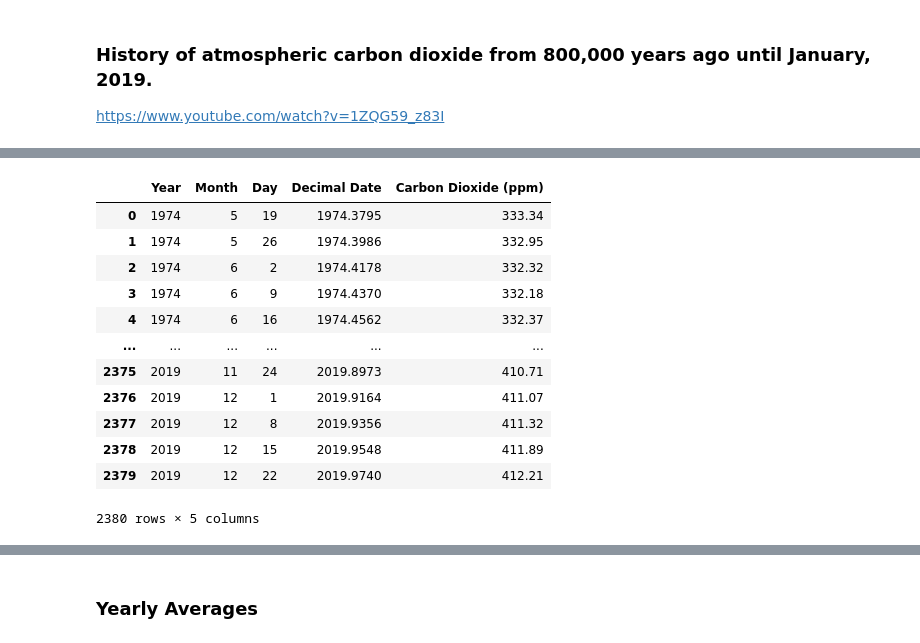
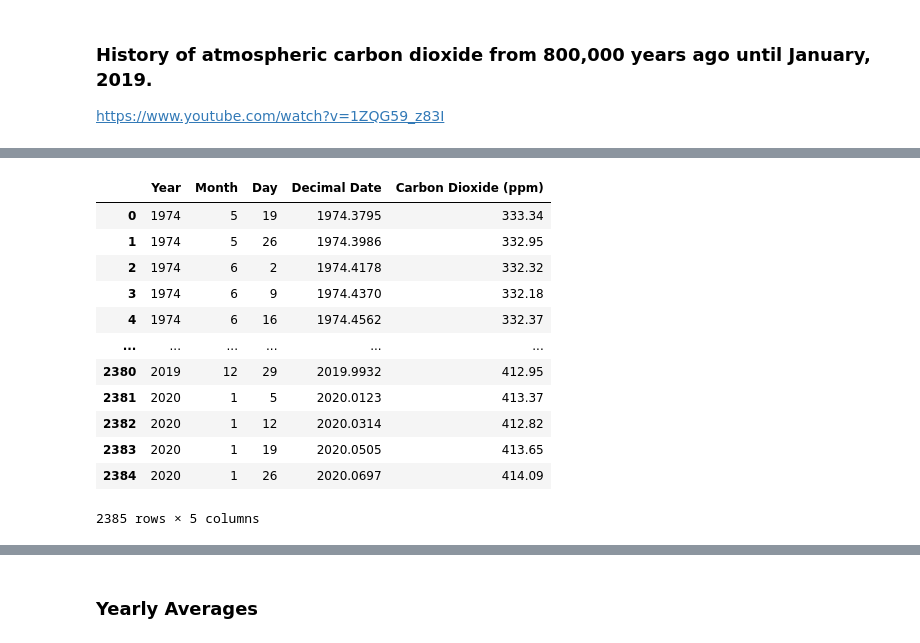
Before and after one commit to circulEarth/ACDA, a Jupyter notebook: Atmospheric Carbon Dioxide Analysis.ipynb, the cells around one changed output, grey strips where cells are left out. Cells and saved outputs as stored; diff of their text form; code cells hidden in the pictures.

```diff
--- a/Atmospheric Carbon Dioxide Analysis.ipynb
+++ b/Atmospheric Carbon Dioxide Analysis.ipynb
@@ -65,16 +49,16 @@ kaggle_data
-# %%
-mlo_data
-# %% [output]
-|  | Year | Month | Day | Decimal Date | Carbon Dioxide (ppm) |
-| 0 | 1974 | 5 | 19 | 1974.3795 | 333.34 |
-| 1 | 1974 | 5 | 26 | 1974.3986 | 332.95 |
-| 2 | 1974 | 6 | 2 | 1974.4178 | 332.32 |
-| 3 | 1974 | 6 | 9 | 1974.4370 | 332.18 |
-| 4 | 1974 | 6 | 16 | 1974.4562 | 332.37 |
-| ... | ... | ... | ... | ... | ... |
-| 2375 | 2019 | 11 | 24 | 2019.8973 | 410.71 |
-| 2376 | 2019 | 12 | 1 | 2019.9164 | 411.07 |
-| 2377 | 2019 | 12 | 8 | 2019.9356 | 411.32 |
-| 2378 | 2019 | 12 | 15 | 2019.9548 | 411.89 |
-| 2379 | 2019 | 12 | 22 | 2019.9740 | 412.21 |
-2380 rows × 5 columns
+# %%
+co2_1
+# %% [output]
+|  | Year | Month | Day | Decimal Date | Carbon Dioxide (ppm) |
+| 0 | 1974 | 5 | 19 | 1974.3795 | 333.34 |
+| 1 | 1974 | 5 | 26 | 1974.3986 | 332.95 |
+| 2 | 1974 | 6 | 2 | 1974.4178 | 332.32 |
+| 3 | 1974 | 6 | 9 | 1974.4370 | 332.18 |
+| 4 | 1974 | 6 | 16 | 1974.4562 | 332.37 |
+| ... | ... | ... | ... | ... | ... |
+| 2380 | 2019 | 12 | 29 | 2019.9932 | 412.95 |
+| 2381 | 2020 | 1 | 5 | 2020.0123 | 413.37 |
+| 2382 | 2020 | 1 | 12 | 2020.0314 | 412.82 |
+| 2383 | 2020 | 1 | 19 | 2020.0505 | 413.65 |
+| 2384 | 2020 | 1 | 26 | 2020.0697 | 414.09 |
+2385 rows × 5 columns
```
Also changed, not shown: parts of 12 cells of this notebook, 8 other files.
